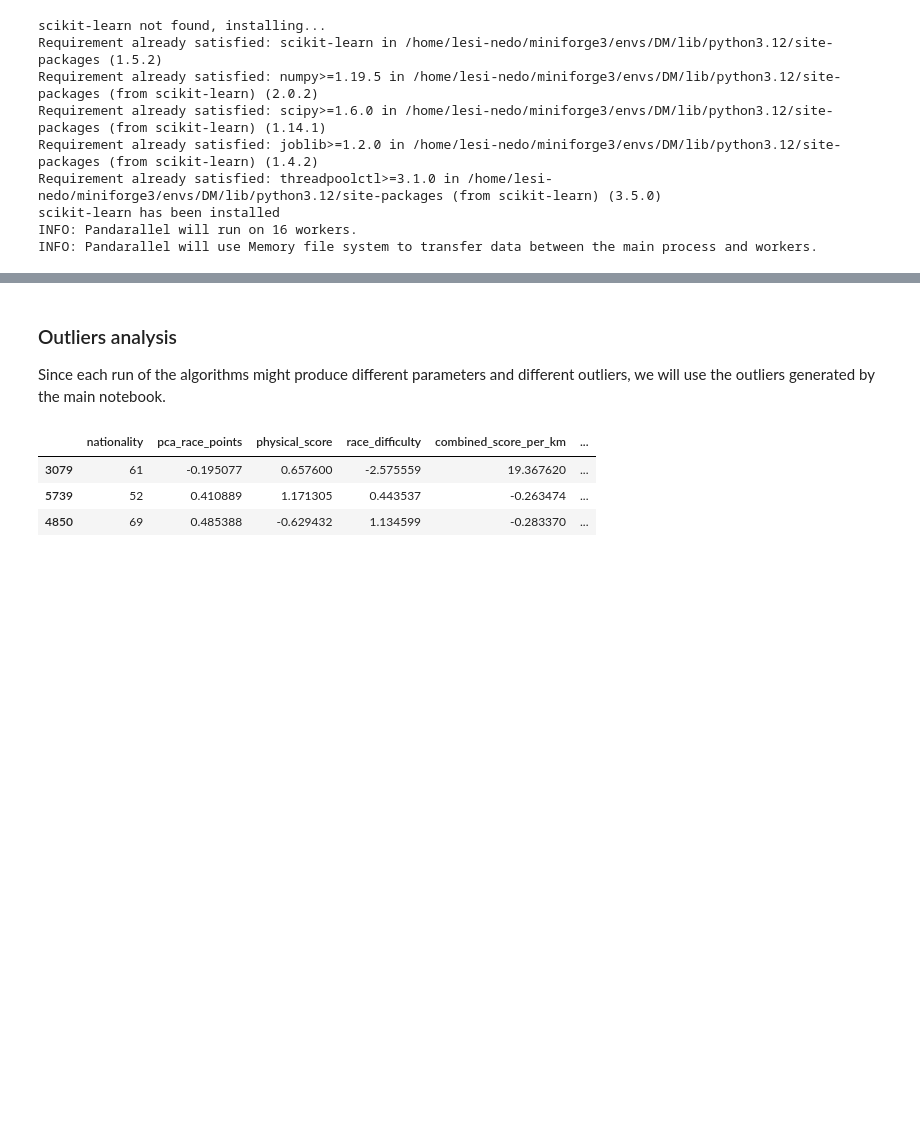
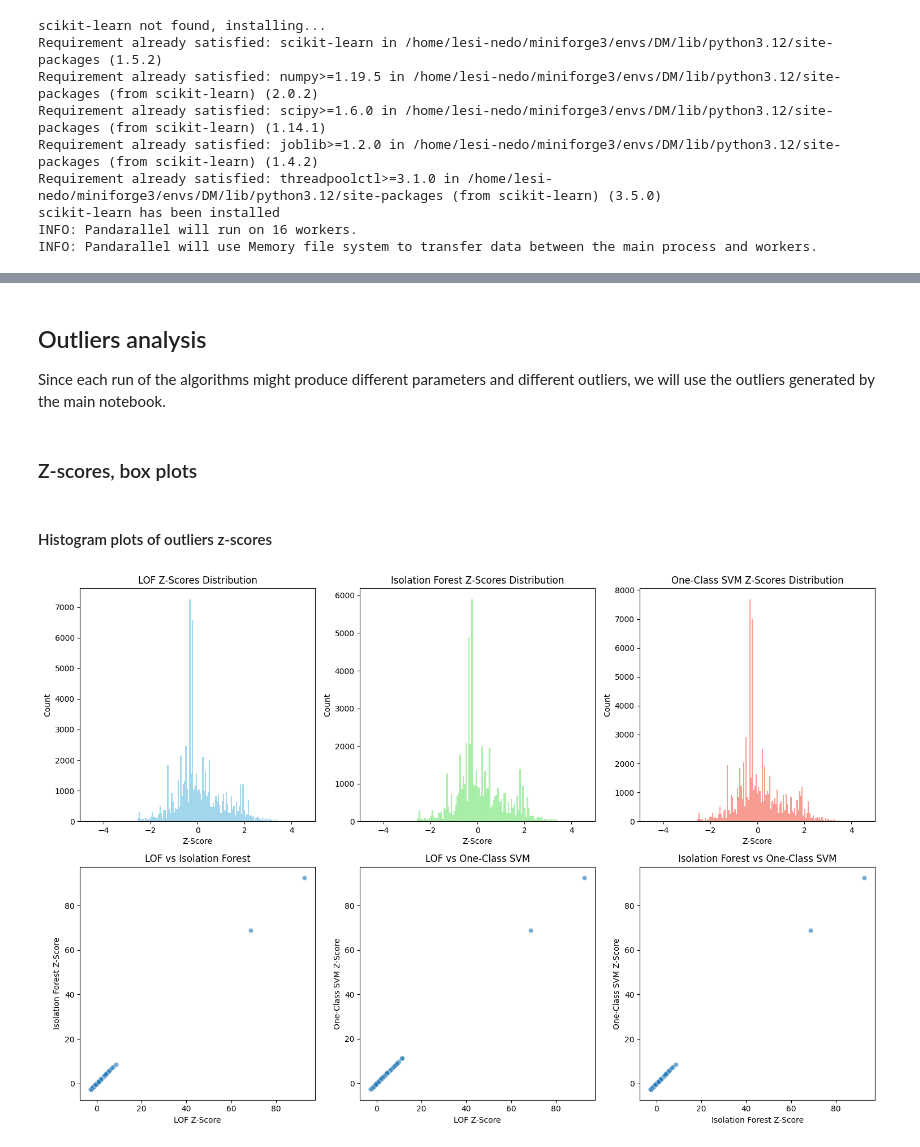
Before and after one commit to lesi-nedo/dm_project24_group_11, a Jupyter notebook: extra_notebooks/OlekisyOutliersAnal.ipynb, the cells around one changed output, grey strips where cells are left out. Cells and saved outputs as stored; diff of their text form; code cells hidden in the pictures; blank space fills up the shorter version.

```diff
--- a/extra_notebooks/OlekisyOutliersAnal.ipynb
+++ b/extra_notebooks/OlekisyOutliersAnal.ipynb
@@ -88,0 +92,18 @@ dtype: int64
+# %%
+outliers_lof = pd.read_csv('../dataset/outliers_lof.csv')
+outliers_iso_for = pd.read_csv('../dataset/outliers_iso_for.csv')
+outliers_oc_svm_gpu = pd.read_csv('../dataset/outliers_oc_svm.csv')
+
+normal_lof = MergedDataset[~MergedDataset['_url_race'].isin(outliers_lof['name_race'])]
+normal_iso_for = MergedDataset[~MergedDataset['_url_race'].isin(outliers_iso_for['name_race'])]
+normal_oc_svm = MergedDataset[~MergedDataset['_url_race'].isin(outliers_oc_svm_gpu['name_race'])]
+
+normal_lof_num = normal_lof.select_dtypes(include=[np.number])
+normal_iso_for_num = normal_iso_for.select_dtypes(include=[np.number])
+normal_oc_svm_num = normal_oc_svm.select_dtypes(include=[np.number])
+
+outliers_lof_num = outliers_lof.select_dtypes(include=[np.number])
+outliers_iso_for_num = outliers_iso_for.select_dtypes(include=[np.number])
+outliers_oc_svm_num = outliers_oc_svm_gpu.select_dtypes(include=[np.number])
+
+normal_lof.sample(3)
@@ -89,16 +116,35 @@ dtype: int64
 # %% [markdown]
-### Outliers analysis
+## Outliers analysis
 
 Since each run of the algorithms might produce different parameters and different outliers, we will use the outliers generated by the main notebook.
-# %%
-outliers_lof = pd.read_csv('../dataset/outliers_lof.csv')
-outliers_iso_for = pd.read_csv('../dataset/outliers_iso_for.csv')
-outliers_oc_svm_gpu = pd.read_csv('../dataset/outliers_oc_svm.csv')
-
-# normal_lof = MergedDataset[~MergedDataset['_url_race'].isin(outliers_lof['_url'])]
-outliers_lof.sample(3)
-# %% [output]
-|  | nationality | pca_race_points | physical_score | race_difficulty | combined_score_per_km | ... |
-| 3079 | 61 | -0.195077 | 0.657600 | -2.575559 | 19.367620 | ... |
-| 5739 | 52 | 0.410889 | 1.171305 | 0.443537 | -0.263474 | ... |
-| 4850 | 69 | 0.485388 | -0.629432 | 1.134599 | -0.283370 | ... |
+# %% [markdown]
+### Z-scores, box plots
+# %%
+from outliers_code.outliers_analysis import (
+    calculate_z_score,
+    plot_outlier_scores,
+    plot_z_score_distributions,
+)
+
+NumericalDataset = normal_lof.select_dtypes(include=[np.number])
+del NumericalDataset['race_year']
+stats = NumericalDataset.agg(['mean', 'std'])
+data_mean, data_std = stats.loc['mean'], stats.loc['std']
+
+
+
+data_tuples = [
+    (outliers_lof[NumericalDataset.columns], data_mean, data_std),
+    (outliers_iso_for[NumericalDataset.columns], data_mean, data_std),
+    (outliers_oc_svm_gpu[NumericalDataset.columns], data_mean, data_std)
+]
+with Pool() as pool:
+    z_scores = pool.map(calculate_z_score, data_tuples)
+
+z_scores_lof, z_scores_iso_for, z_scores_oc_svm = z_scores
+# %% [markdown]
+#### Histogram plots of outliers z-scores
+# %%
+plot_outlier_scores(z_scores_lof, z_scores_iso_for, z_scores_oc_svm)
+# %% [output]
+[figure, added]
```
Also changed, not shown: parts of 8 cells of this notebook, 1 other file.
